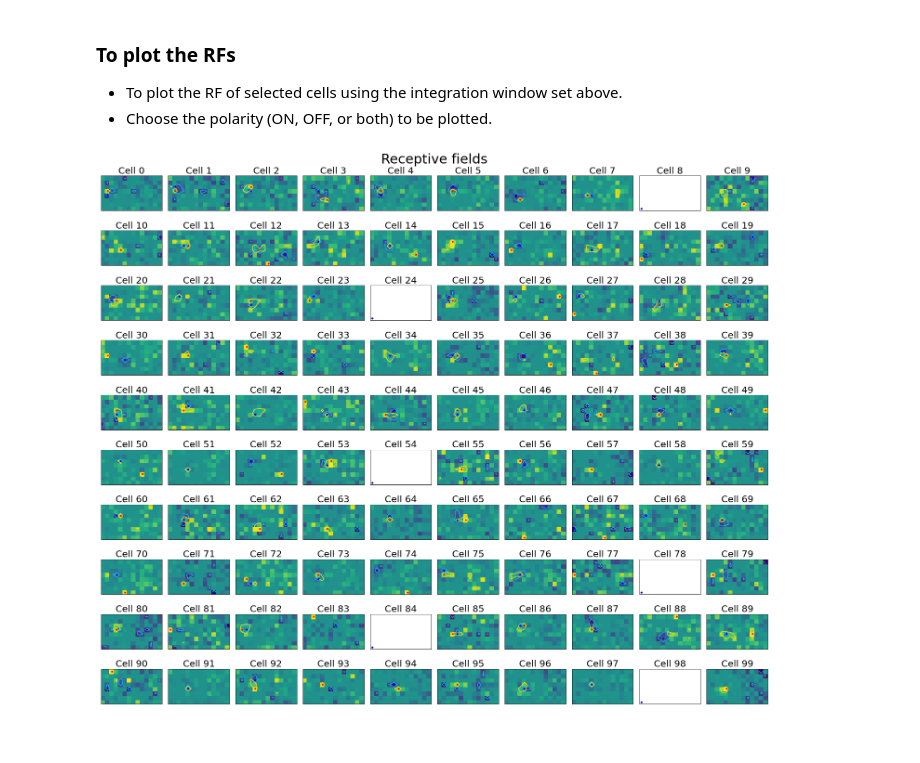
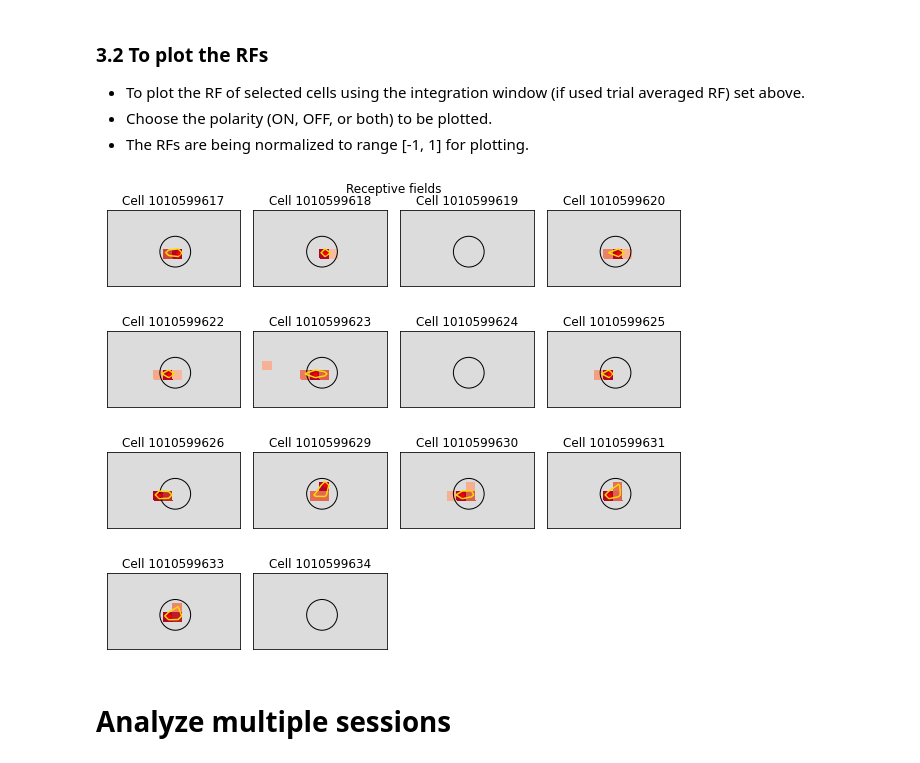
Before and after one commit to saskiad/openscope_surround, a Jupyter notebook: analysis/compute_and_plot_RFs.ipynb, the cells around one changed output. Drawn from its saved outputs; the diff is of its cells as text; code cells hidden in the pictures.

Commit message:
Added greedy pixelwise RF

```diff
--- a/analysis/compute_and_plot_RFs.ipynb
+++ b/analysis/compute_and_plot_RFs.ipynb
@@ -24,8 +9,8 @@ The animation.avconv_args rcparam was deprecated in Matplotlib 3.3 and will be r
 # %%
-mpl.rcParams['figure.figsize'] = [15,10]
+mpl.rcParams['figure.figsize'] = [8,5]   #[15,10]
 mpl.rcParams['font.size'] = 20
 mpl.rcParams['figure.titlesize'] = 'x-large'
-mpl.rcParams['axes.titlesize'] = 'medium'
+mpl.rcParams['axes.titlesize'] = 'xx-small'   #'medium'
 mpl.rcParams['axes.labelsize'] = 'small'
 mpl.rcParams['legend.fontsize'] = 'xx-small'
 mpl.rcParams['xtick.labelsize'] = 'xx-small'
@@ -35,9 +24,18 @@ mpl.rcParams['ytick.labelsize'] = 'xx-small'
 # %%
+CS_dir = '/home/kailun/Desktop/PhD/other_projects/surround_suppression_neural_code/new_data/Soma Data/Center_Surround'
+file= 'Center_Surround_1010436210_data.h5'
+
 # The path to the data file.
-datafile_path = '/home/kailun/Desktop/PhD/other_projects/surround_suppression_neural_code/Multiplex/Center_Surround_976474801_data.h5'
+datafile_path = os.path.join(CS_dir, file)
 # The path to the LSN stimulus npy file.
 LSN_stim_path = '/home/kailun/Desktop/PhD/other_projects/surround_suppression_neural_code/openscope_surround-master/stimulus/sparse_noise_8x14.npy'
-num_baseline_frames = 3   # int or None. The number of baseline frames before the start and after the end of a trial.
+num_baseline_frames = 35   # int or None. The number of baseline frames before the start and after the end of a trial.
 use_dff_z_score = False   # True or False. If True, the cell responses will be converted to z-score before analysis.
+correct_LSN = False   # If True, the LSN stimulus corrected by eye positions will be used.
+use_only_valid_eye_pos = False   # Use False for greedy pixelwise RF.
+use_only_positive_responses = False   # If True, the fluorescence responses less than 0 will be set to 0 when computing the avg_responses.
+RF_type = "Greedy pixelwise RF"   # "Greedy pixelwise RF" or "Trial averaged RF". The type of RFs to be computed.
+RF_loc_thresh = 0.8   # The threshold for deciding whether the RF is located within the center or surround or not.
 
-LSN_data = LSN_analysis(datafile_path, LSN_stim_path, num_baseline_frames, use_dff_z_score)
+LSN_data = LSN_analysis(datafile_path, LSN_stim_path, num_baseline_frames, use_dff_z_score, correct_LSN,
+                        use_only_valid_eye_pos, use_only_positive_responses, RF_type, RF_loc_thresh)
@@ -110,15 +254,19 @@ ax = LSN_data.plot_pixel_avg_dff_traces(polarity, cell_idx, num_std)
 # %% [markdown]
-### To plot the RFs
+### 3.2 To plot the RFs
 
-- To plot the RF of selected cells using the integration window set above.
+- To plot the RF of selected cells using the integration window (if used trial averaged RF) set above.
 - Choose the polarity (ON, OFF, or both) to be plotted.
+- The RFs are being normalized to range [-1, 1] for plotting.
 # %%
 fig_title = "Receptive fields"   # The title of the figure.
-cell_idx_lst = np.arange(100)   # list or np.array. The cell numbers to be plotted.
-polarity = 'both'   # 'ON', 'OFF', or 'both'. The polarity of the RFs to be plotted.
-num_cols = 10   # int. The number of columns of the subplots.
+cell_idx_lst = np.arange(LSN_data.num_cells)   # list or np.array. The cell numbers to be plotted.
+polarity = 'ON'   # 'ON', 'OFF', or 'both'. The polarity of the RFs to be plotted.
+num_cols = 4   # int. The number of columns of the subplots.
 label_peak = True   # bool. If True, the pixel with max response will be labeled. The ON peaks are labeled with red dots and OFF peaks with blue dots.
+show_CS_center = True   # bool. If True, the CS center will be plotted.
 contour_levels = [0.6]   # list or array-like. The contour levels to be plotted. Examples: [], [0.5], [0.6, 0.8].
-fig = LSN_data.plot_RFs(fig_title, cell_idx_lst, polarity, num_cols, label_peak, contour_levels)
+fig = LSN_data.plot_RFs(fig_title, cell_idx_lst, polarity, num_cols, label_peak, show_CS_center, contour_levels)
 # %% [output]
-[figure, old version]
+[figure, new version]
+# %% [markdown]
+# Analyze multiple sessions
```
Also changed, not shown: parts of 27 cells of this notebook.
